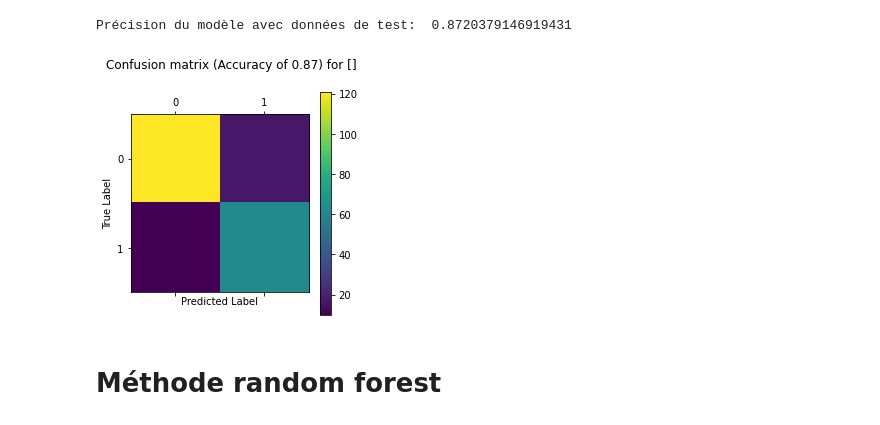
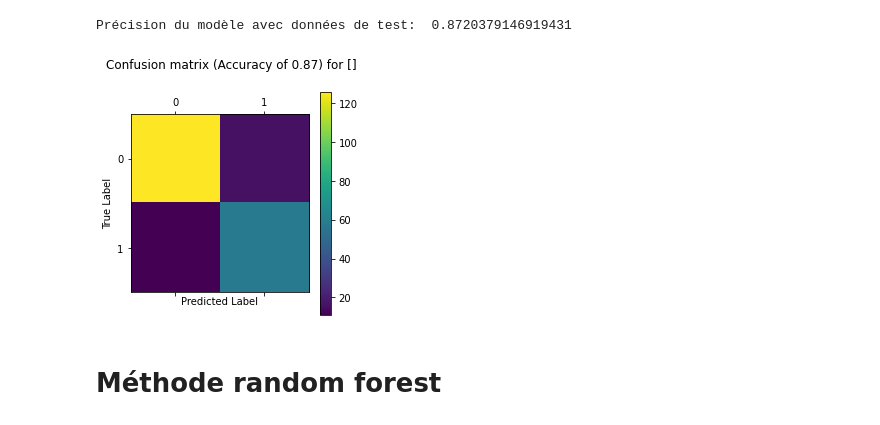
Before and after one commit to QuentinC12/PythonForData_QSAR_bio, a Jupyter notebook: Analyzis.ipynb, the cells around one changed output. Saved outputs shown, nothing was run; the diff lists cells and outputs as text; code cells hidden in the pictures.

```diff
--- a/Analyzis.ipynb
+++ b/Analyzis.ipynb
@@ -574,9 +573,9 @@ Précision du modèle avec données de test:  0.8720379146919431
 # %%
 from sklearn.metrics import confusion_matrix
 # %%
-draw_confusion_matrix(Y_test, modelFinal.predict(X_test), '')
+draw_confusion_matrix(Y_test, modelFinalKn.predict(X_test), '')
 # %% [output]
-[figure, old version]
+[figure, new version]
 # %% [markdown]
 # Méthode random forest
 # %%
```
Also changed, not shown: parts of 28 cells of this notebook, 3 other files.
